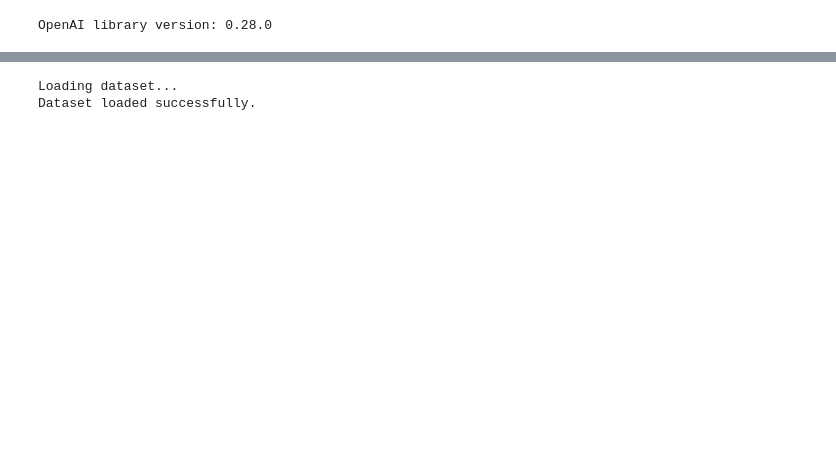
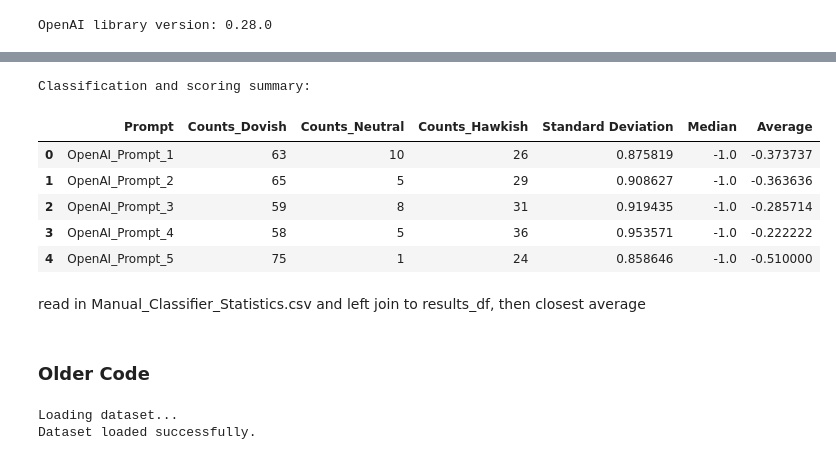
Before and after one commit to monbiote/ECB_Perceived_Cacophony, a Jupyter notebook: OpenAI Classification/OpenAI_API_Classification_Articles.ipynb, the cells around one changed output, grey strips where cells are left out. Saved outputs shown, nothing was run; the diff lists cells and outputs as text; code cells hidden in the pictures; blank space fills up the shorter version.

Commit message:
open ai code implementation

```diff
--- a/OpenAI Classification/OpenAI_API_Classification_Articles.ipynb
+++ b/OpenAI Classification/OpenAI_API_Classification_Articles.ipynb
@@ -20,0 +19,6 @@ prompts =["Discard all the previous instructions. Behave like you are an expert
+# %%
+# Load your dataset
+print("Loading dataset...")
+data = pd.read_csv('Random_Articles_to_Score_Complete_Converted.csv')
+print("Dataset loaded successfully.")
+data.head()
@@ -20,0 +34,6 @@ prompts =["Discard all the previous instructions. Behave like you are an expert
+# %%
+# Drop columns and rename column as requested
+data.drop(columns=['Column1', 'Classification Joaquin', 'Classification Rui', 'Classification Ed'], inplace=True)
+data.rename(columns={'Average_Classification': 'Manual_Classification_Score'}, inplace=True)
+print("Columns dropped and renamed.")
+data.head()
@@ -20,0 +48,3 @@ prompts =["Discard all the previous instructions. Behave like you are an expert
+# %%
+# Set your OpenAI API key
+openai.api_key = 'sk-proj-dvUlhrqVeqGmdn2a7b3pT3BlbkFJbWEX2j67TZIrKSZvCfzm'
@@ -21,3 +139,58 @@ prompts =["Discard all the previous instructions. Behave like you are an expert
+# %%
+# Initialize a dictionary to store the results
+results = {
+    'Prompt': [],
+    'Counts_Dovish': [],
+    'Counts_Neutral': [],
+    'Counts_Hawkish': [],
+    'Standard Deviation': [],
+    'Median': [],
+    'Average': []
+}
+
+# Calculate the counts, standard deviation, median, and average for each prompt
+for prompt in ['OpenAI_Prompt_1', 'OpenAI_Prompt_2', 'OpenAI_Prompt_3', 'OpenAI_Prompt_4', 'OpenAI_Prompt_5']:
+    # Ensure the scores are numeric
+    scores = pd.to_numeric(data[prompt], errors='coerce')
+
+    # Calculate counts for each classification
+    counts = scores.value_counts().to_dict()
+    counts_dovish = counts.get(-1, 0)
+    counts_neutral = counts.get(0, 0)
+    counts_hawkish = counts.get(1, 0)
+
+    # Calculate standard deviation, median, and average
+    std_dev = scores.std()
+    median = scores.median()
+    average = scores.mean()
+
+    # Store the results
+    results['Prompt'].append(prompt)
+    results['Counts_Dovish'].append(counts_dovish)
+    results['Counts_Neutral'].append(counts_neutral)
+    results['Counts_Hawkish'].append(counts_hawkish)
+    results['Standard Deviation'].append(std_dev)
+    results['Median'].append(median)
+    results['Average'].append(average)
+
+# Create a DataFrame from the results dictionary
+results_df = pd.DataFrame(results)
+
+# Display the results DataFrame
+print("Classification and scoring summary:")
+results_df
+# %% [output]
+Classification and scoring summary:
+|  | Prompt | Counts_Dovish | Counts_Neutral | Counts_Hawkish | Standard Deviation | Median | Average |
+| 0 | OpenAI_Prompt_1 | 63 | 10 | 26 | 0.875819 | -1.0 | -0.373737 |
+| 1 | OpenAI_Prompt_2 | 65 | 5 | 29 | 0.908627 | -1.0 | -0.363636 |
+| 2 | OpenAI_Prompt_3 | 59 | 8 | 31 | 0.919435 | -1.0 | -0.285714 |
+| 3 | OpenAI_Prompt_4 | 58 | 5 | 36 | 0.953571 | -1.0 | -0.222222 |
+| 4 | OpenAI_Prompt_5 | 75 | 1 | 24 | 0.858646 | -1.0 | -0.510000 |
+# %% [markdown]
+read in Manual_Classifier_Statistics.csv and left join to results_df, then closest average
+# %% [markdown]
+### Older Code
 # %%
 # Load your dataset
 print("Loading dataset...")
```
Also changed, not shown: parts of 6 cells of this notebook, 8 other files.
